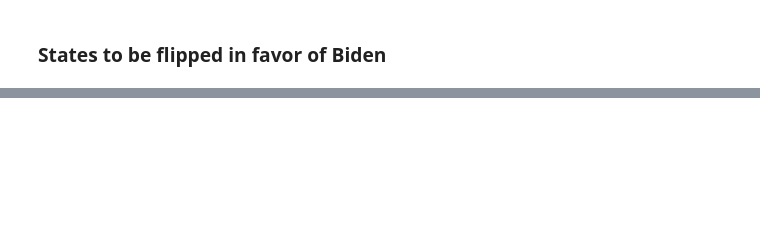
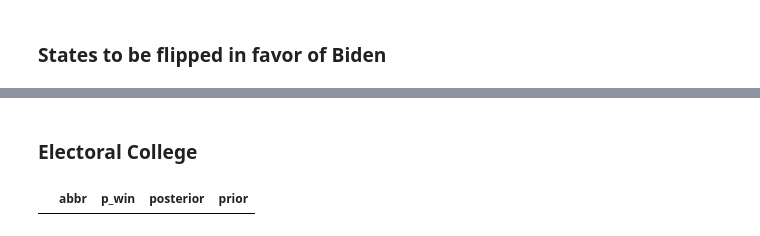
Before and after one commit to ratish-dalvi/election-forecasting, a Jupyter notebook: src/Election Forecast.ipynb, the cells around one changed output, grey strips where cells are left out. Drawn from its saved outputs; the diff is of its cells as text; code cells hidden in the pictures; blank space fills up the shorter version.

```diff
--- a/src/Election Forecast.ipynb
+++ b/src/Election Forecast.ipynb
@@ -126,0 +134,6 @@ array(['AZ', 'FL', 'MI', 'NC', 'OH', 'PA', 'WI'], dtype=object)
+# %% [markdown]
+### Electoral College
+# %%
+df_results[(df_results.prior > 0.5) & (df_results.posterior <= 0.5)]
+# %% [output]
+|  | abbr | p_win | posterior | prior |
```
Also changed, not shown: parts of 1 cell of this notebook, 3 other files.
